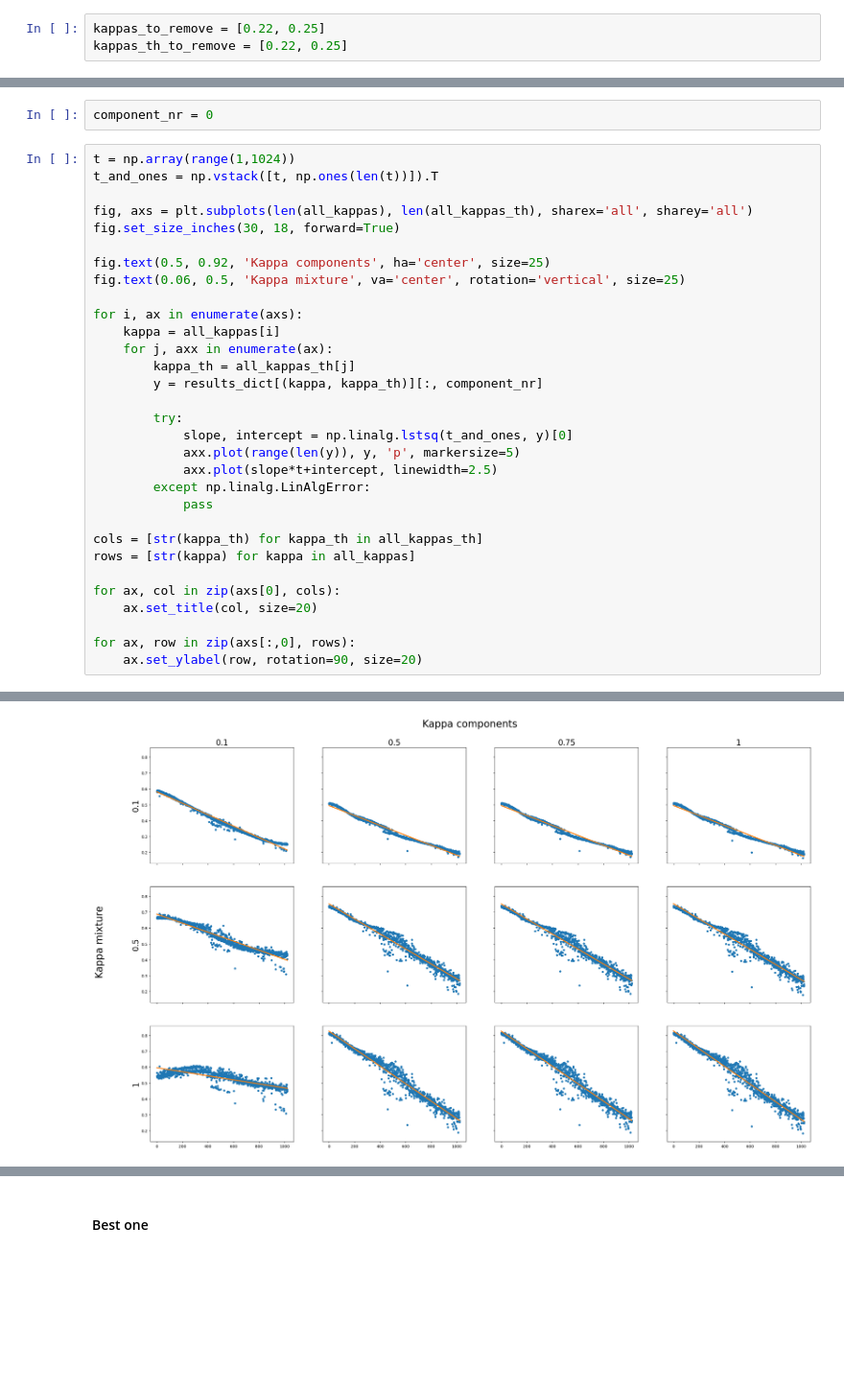
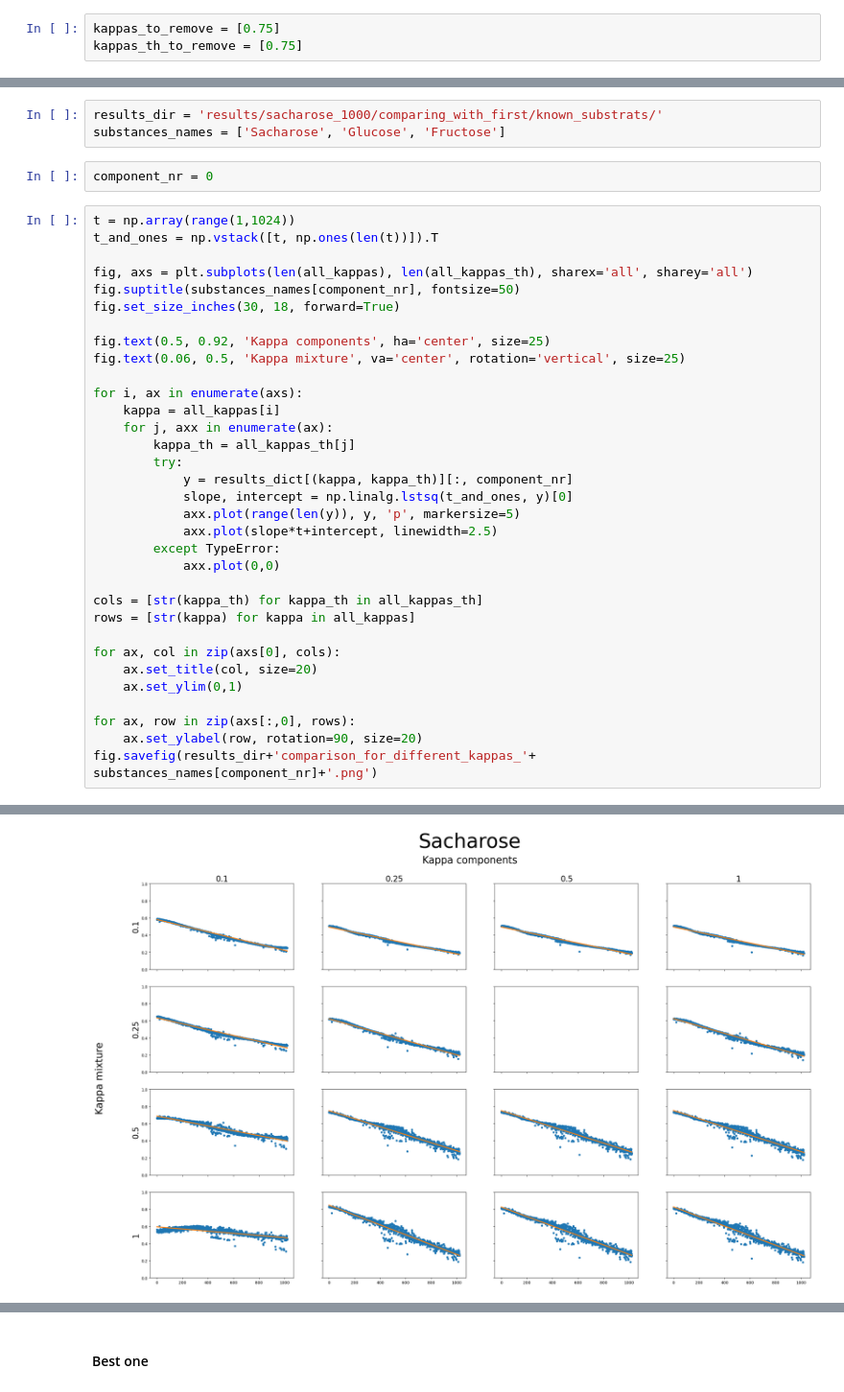
Before and after one commit to BDomzal/magnetstein_x_chemical_reactions, a Jupyter notebook: sacharose_visualisation_comparison_with_first.ipynb, the cells around one changed output, grey strips where cells are left out. Shown at 96% size. Drawn from its saved outputs; the diff is of its cells as text; blank space fills up the shorter version.

Commit message:
Added new plots: comparison for different kappas for known substrates

```diff
--- a/sacharose_visualisation_comparison_with_first.ipynb
+++ b/sacharose_visualisation_comparison_with_first.ipynb
@@ -37,8 +37,8 @@ for file in os.listdir(results_dir):
 all_kappas = sorted(list(set(all_kappas)))
 all_kappas_th = sorted(list(set(all_kappas_th)))
 # %%
-kappas_to_remove = [0.22, 0.25]
-kappas_th_to_remove = [0.22, 0.25]
+kappas_to_remove = [0.75]
+kappas_th_to_remove = [0.75]
 # %%
 all_kappas = sorted(list(set(all_kappas) - set(kappas_to_remove)))
 all_kappas_th = sorted(list(set(all_kappas_th) - set(kappas_th_to_remove)))
@@ -61,39 +76,44 @@ for kappa in all_kappas:
 # %% [markdown]
 ### Visualising results
+# %%
+results_dir = 'results/sacharose_1000/comparing_with_first/known_substrats/'
+substances_names = ['Sacharose', 'Glucose', 'Fructose']
 # %%
 component_nr = 0
 # %%
 t = np.array(range(1,1024))
 t_and_ones = np.vstack([t, np.ones(len(t))]).T
 
 fig, axs = plt.subplots(len(all_kappas), len(all_kappas_th), sharex='all', sharey='all')
+fig.suptitle(substances_names[component_nr], fontsize=50)
 fig.set_size_inches(30, 18, forward=True)
 
 fig.text(0.5, 0.92, 'Kappa components', ha='center', size=25)
 fig.text(0.06, 0.5, 'Kappa mixture', va='center', rotation='vertical', size=25)
 
 for i, ax in enumerate(axs):
     kappa = all_kappas[i]
     for j, axx in enumerate(ax):
         kappa_th = all_kappas_th[j]
-        y = results_dict[(kappa, kappa_th)][:, component_nr]
-
         try:
+            y = results_dict[(kappa, kappa_th)][:, component_nr]
             slope, intercept = np.linalg.lstsq(t_and_ones, y)[0]
             axx.plot(range(len(y)), y, 'p', markersize=5)
             axx.plot(slope*t+intercept, linewidth=2.5)
-        except np.linalg.LinAlgError:
-            pass
+        except TypeError:
+            axx.plot(0,0)
 
 cols = [str(kappa_th) for kappa_th in all_kappas_th]
 rows = [str(kappa) for kappa in all_kappas]
 
 for ax, col in zip(axs[0], cols):
     ax.set_title(col, size=20)
+    ax.set_ylim(0,1)
 
 for ax, row in zip(axs[:,0], rows):
     ax.set_ylabel(row, rotation=90, size=20)
+fig.savefig(results_dir+'comparison_for_different_kappas_'+ substances_names[component_nr]+'.png')
 # %% [output]
 To use the future default and silence this warning we advise to pass `rcond=None`, to keep using the old, explicitly pass `rcond=-1`.
   slope, intercept = np.linalg.lstsq(t_and_ones, y)[0]
-[figure, old version]
+[figure, new version]
```
Also changed, not shown: parts of 9 cells of this notebook, 6 other files.
